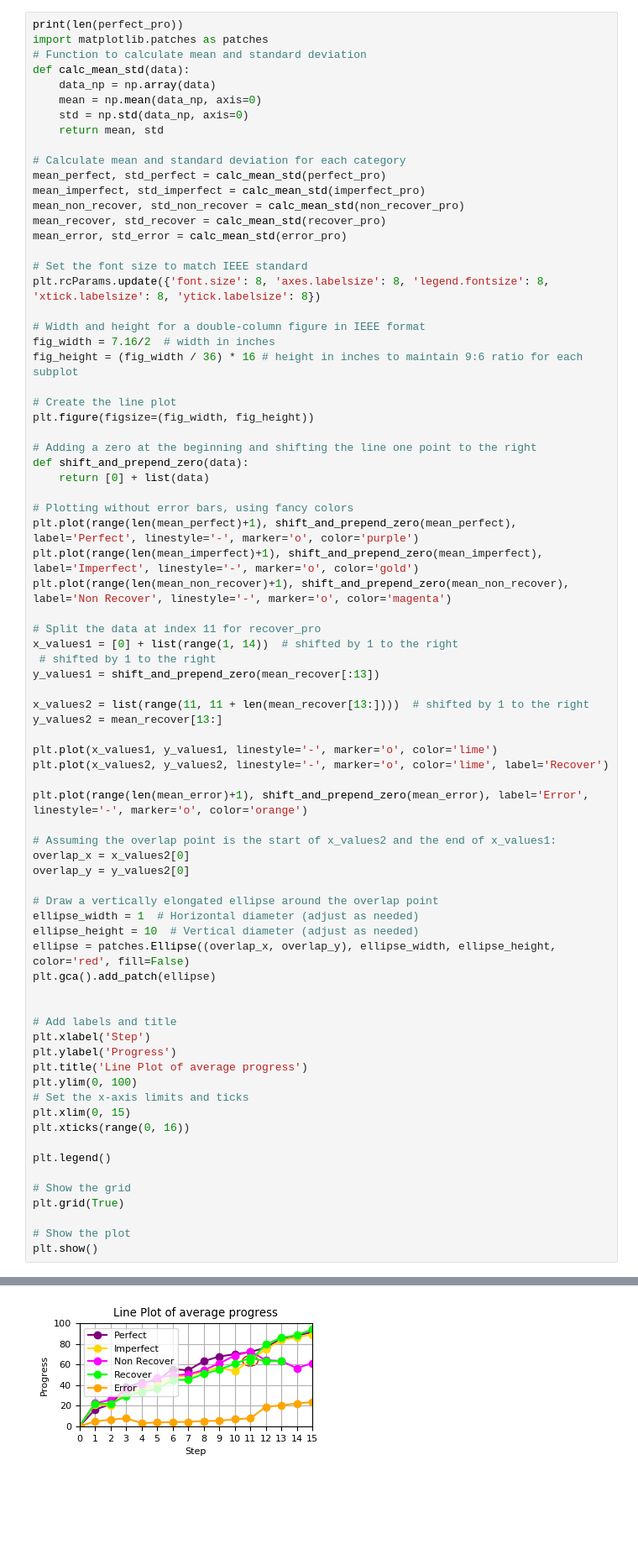
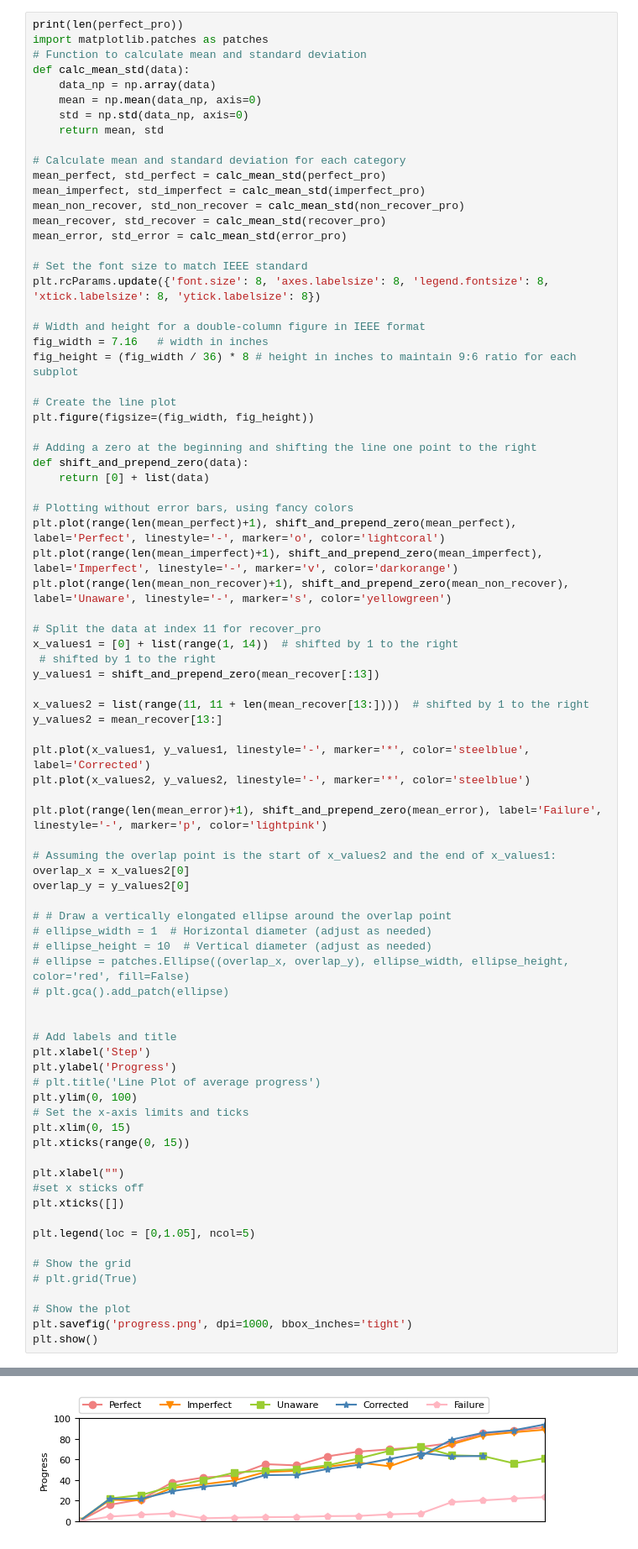
Before and after one commit to HangYu8123/Online_study_website, a Jupyter notebook: Phase_2/data/data_ana_phase2.ipynb, the cells around one changed output, grey strips where cells are left out. Shown: that part at 84% size. Saved outputs shown, nothing was run; the diff lists cells and outputs as text; blank space fills up the shorter version.

```diff
--- a/Phase_2/data/data_ana_phase2.ipynb
+++ b/Phase_2/data/data_ana_phase2.ipynb
@@ -132,8 +135,8 @@ mean_error, std_error = calc_mean_std(error_pro)
 plt.rcParams.update({'font.size': 8, 'axes.labelsize': 8, 'legend.fontsize': 8, 'xtick.labelsize': 8, 'ytick.labelsize': 8})
 
 # Width and height for a double-column figure in IEEE format
-fig_width = 7.16/2  # width in inches
-fig_height = (fig_width / 36) * 16 # height in inches to maintain 9:6 ratio for each subplot
+fig_width = 7.16   # width in inches
+fig_height = (fig_width / 36) * 8 # height in inches to maintain 9:6 ratio for each subplot
 
 # Create the line plot
 plt.figure(figsize=(fig_width, fig_height))
@@ -143,53 +146,58 @@ def shift_and_prepend_zero(data):
     return [0] + list(data)
 
 # Plotting without error bars, using fancy colors
-plt.plot(range(len(mean_perfect)+1), shift_and_prepend_zero(mean_perfect), label='Perfect', linestyle='-', marker='o', color='purple')
-plt.plot(range(len(mean_imperfect)+1), shift_and_prepend_zero(mean_imperfect), label='Imperfect', linestyle='-', marker='o', color='gold')
-plt.plot(range(len(mean_non_recover)+1), shift_and_prepend_zero(mean_non_recover), label='Non Recover', linestyle='-', marker='o', color='magenta')
+plt.plot(range(len(mean_perfect)+1), shift_and_prepend_zero(mean_perfect), label='Perfect', linestyle='-', marker='o', color='lightcoral')
+plt.plot(range(len(mean_imperfect)+1), shift_and_prepend_zero(mean_imperfect), label='Imperfect', linestyle='-', marker='v', color='darkorange')
+plt.plot(range(len(mean_non_recover)+1), shift_and_prepend_zero(mean_non_recover), label='Unaware', linestyle='-', marker='s', color='yellowgreen')
 
 # Split the data at index 11 for recover_pro
 x_values1 = [0] + list(range(1, 14))  # shifted by 1 to the right
  # shifted by 1 to the right
 y_values1 = shift_and_prepend_zero(mean_recover[:13])
 
 x_values2 = list(range(11, 11 + len(mean_recover[13:])))  # shifted by 1 to the right
 y_values2 = mean_recover[13:]
 
-plt.plot(x_values1, y_values1, linestyle='-', marker='o', color='lime')
-plt.plot(x_values2, y_values2, linestyle='-', marker='o', color='lime', label='Recover')
+plt.plot(x_values1, y_values1, linestyle='-', marker='*', color='steelblue', label='Corrected')
+plt.plot(x_values2, y_values2, linestyle='-', marker='*', color='steelblue')
 
-plt.plot(range(len(mean_error)+1), shift_and_prepend_zero(mean_error), label='Error', linestyle='-', marker='o', color='orange')
+plt.plot(range(len(mean_error)+1), shift_and_prepend_zero(mean_error), label='Failure', linestyle='-', marker='p', color='lightpink')
 
 # Assuming the overlap point is the start of x_values2 and the end of x_values1:
 overlap_x = x_values2[0]
 overlap_y = y_values2[0]
 
-# Draw a vertically elongated ellipse around the overlap point
-ellipse_width = 1  # Horizontal diameter (adjust as needed)
-ellipse_height = 10  # Vertical diameter (adjust as needed)
-ellipse = patches.Ellipse((overlap_x, overlap_y), ellipse_width, ellipse_height, color='red', fill=False)
-plt.gca().add_patch(ellipse)
+# # Draw a vertically elongated ellipse around the overlap point
+# ellipse_width = 1  # Horizontal diameter (adjust as needed)
+# ellipse_height = 10  # Vertical diameter (adjust as needed)
+# ellipse = patches.Ellipse((overlap_x, overlap_y), ellipse_width, ellipse_height, color='red', fill=False)
+# plt.gca().add_patch(ellipse)
 
 
 # Add labels and title
 plt.xlabel('Step')
 plt.ylabel('Progress')
-plt.title('Line Plot of average progress')
+# plt.title('Line Plot of average progress')
 plt.ylim(0, 100)
 # Set the x-axis limits and ticks
 plt.xlim(0, 15)
-plt.xticks(range(0, 16))
+plt.xticks(range(0, 15))
 
-plt.legend()
+plt.xlabel("")
+#set x sticks off
+plt.xticks([])
+
+plt.legend(loc = [0,1.05], ncol=5)
 
 # Show the grid
-plt.grid(True)
+# plt.grid(True)
 
 # Show the plot
+plt.savefig('progress.png', dpi=1000, bbox_inches='tight')
 plt.show()
 # %% [output]
 22
-[figure, old version]
+[figure, new version]
 # %%
 print(len(perfect_pre))
 # Function to calculate mean and standard deviation
```
Also changed, not shown: parts of 11 cells of this notebook, 2 other files.
